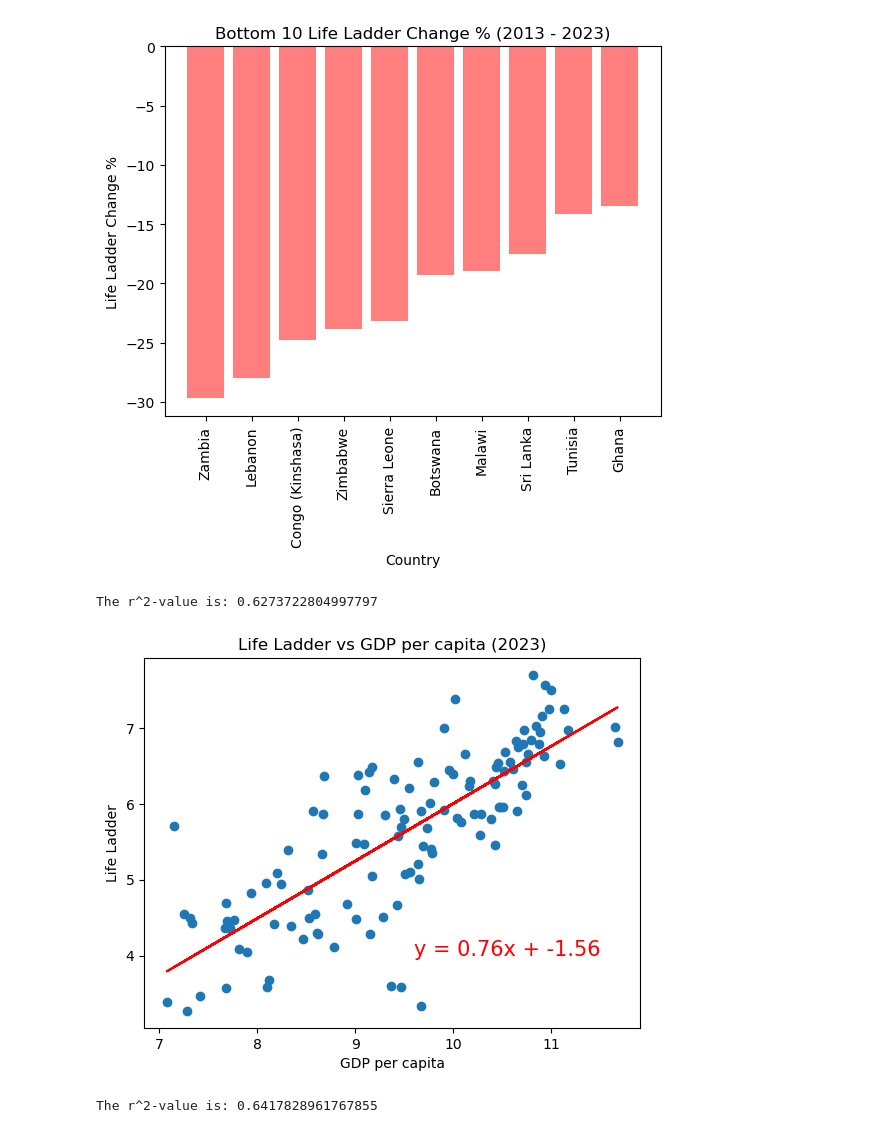
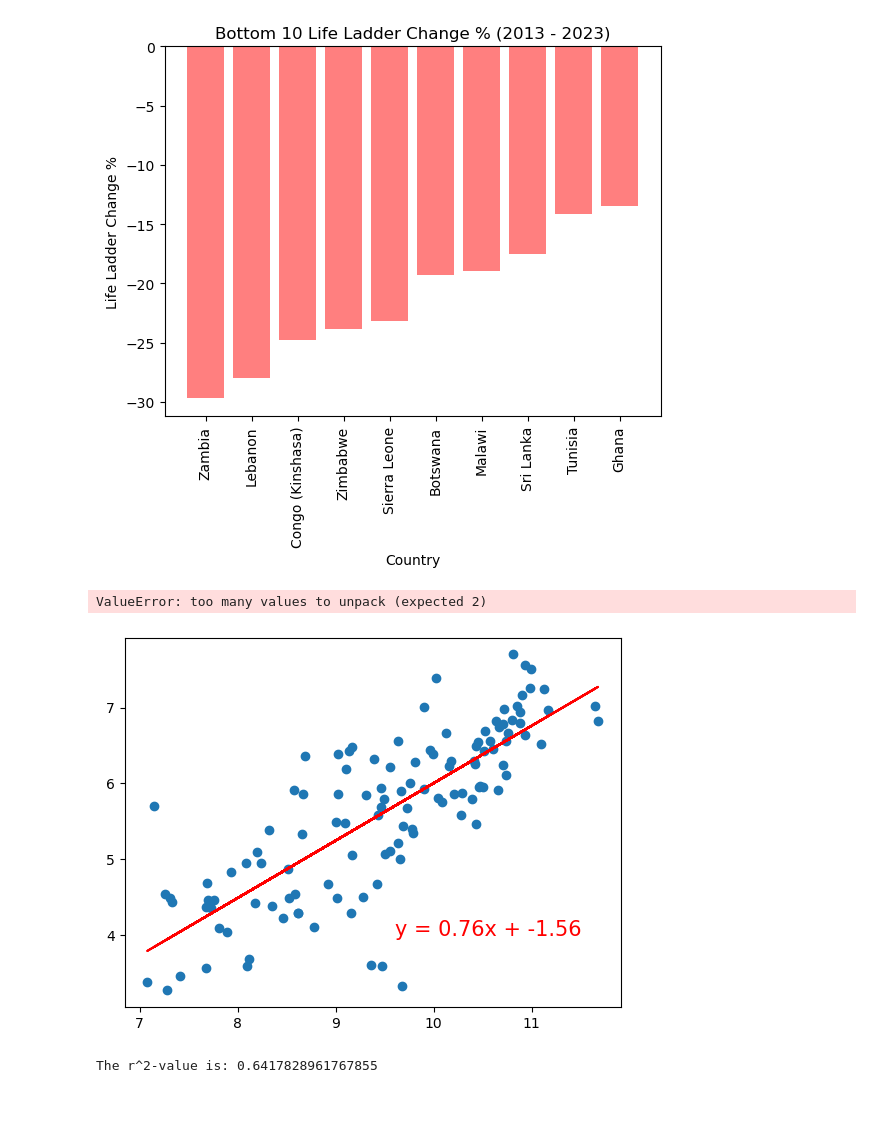
Before and after one commit to Mahmoud-Exp626/Project-1-Repo, a Jupyter notebook: WH_analysis.ipynb, the cells around one changed output. Drawn from its saved outputs; the diff is of its cells as text; code cells hidden in the pictures; blank space fills up the shorter version.

```diff
--- a/WH_analysis.ipynb
+++ b/WH_analysis.ipynb
@@ -214,21 +244,22 @@ plt.show()
 # %%
 # Linear regression on Life Ladder vs GDP for 2023
 x_values = wh_df_2023["GDP per capita"]
 y_values = wh_df_2023["Life Ladder"]
 (slope, intercept, rvalue, pvalue, stderr) = linregress(x_values, y_values)
 regress_values = x_values * slope + intercept
 line_eq = "y = " + str(round(slope,2)) + "x + " + str(round(intercept,2))
 plt.scatter(x_values,y_values)
 plt.plot(x_values,regress_values,"r-")
 plt.annotate(line_eq,(9.6,4),fontsize=15,color="red")
+plt.annotate(f"r^2 = {rvalue}",(8,7,4),fontsize=15,color="red")
 plt.title("Life Ladder vs GDP per capita (2023)")
 plt.xlabel("GDP per capita")
 plt.ylabel("Life Ladder")
 print(f"The r^2-value is: {rvalue**2}")
 plt.show()
 # %% [output]
-The r^2-value is: 0.6273722804997797
+ValueError: too many values to unpack (expected 2)
-[figure, old version]
+[figure, new version]
 # %%
 # Linear regression on Life Ladder vs Social Support for 2023
 x_values = wh_df_2023["Social Support"]
```
Also changed, not shown: parts of 5 cells of this notebook.
